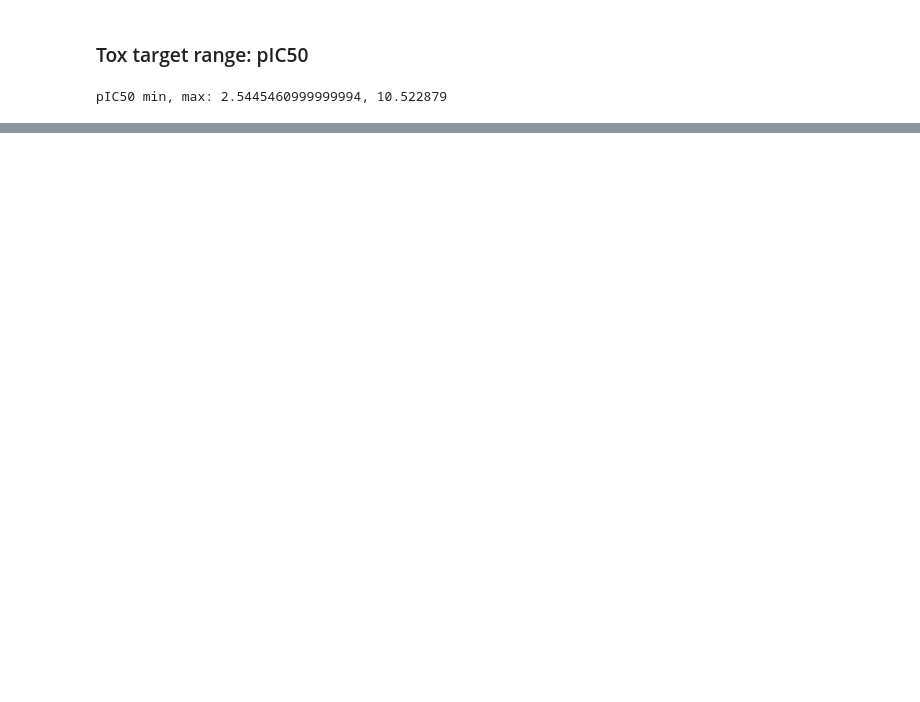
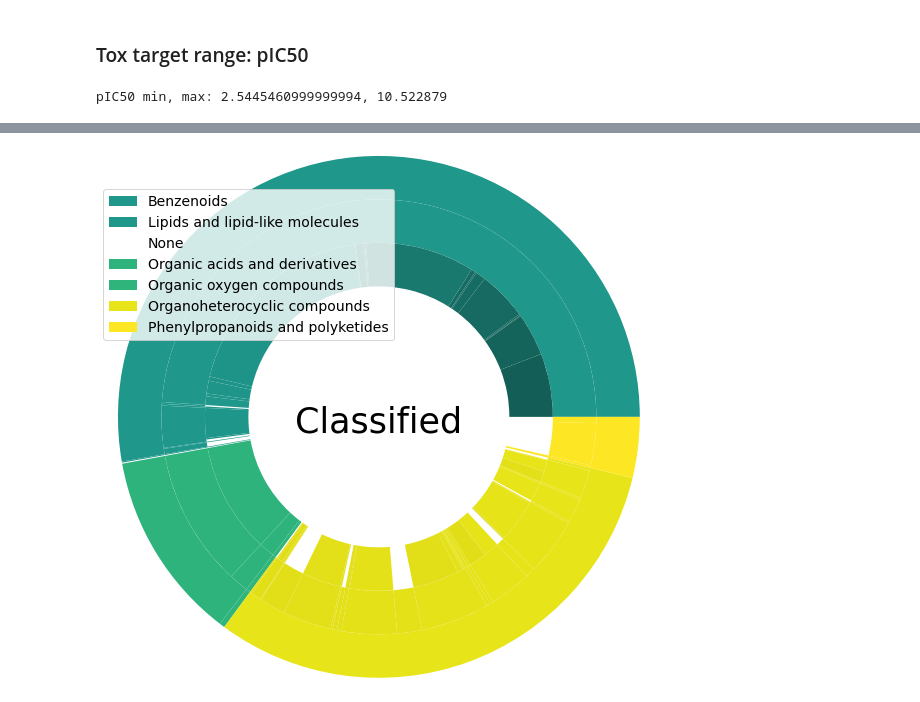
Before and after one commit to Zymergen-DIRECT-2021/cytoxnet, a Jupyter notebook: working/data_metrics.ipynb, the cells around one changed output, grey strips where cells are left out. Saved outputs shown, nothing was run; the diff lists cells and outputs as text; code cells hidden in the pictures; blank space fills up the shorter version.

```diff
--- a/working/data_metrics.ipynb
+++ b/working/data_metrics.ipynb
@@ -38,0 +76,2 @@ altairair.Chart(y_dataframe).mark_bar().encode(
+# %%
+dataframe['max_abs_partial_charge'] = dataframe['mol'].apply(lambda mol: rdkit.Chem.Descriptors.MaxAbsPartialCharge(mol))
@@ -38,0 +96,2 @@ altairair.Chart(y_dataframe).mark_bar().encode(
+# %%
+dataframe, queries_classified = cp.dataframe_query_and_update(dataframe, 'smiles')
@@ -38,0 +116,4 @@ altairair.Chart(y_dataframe).mark_bar().encode(
+# %%
+dataframe = cp.expand_ClassyFied_df(dataframe)
+# %%
+cdf = dataframe[['cf_superclass', 'cf_class', 'cf_subclass', 'smiles']].fillna('None')
@@ -38,0 +205,26 @@ altairair.Chart(y_dataframe).mark_bar().encode(
+# %%
+fig, ax = plt.subplots()
+
+size = .5
+
+
+for cs, n in [(cst, names_t), (csm, names_m), (csb, names_b)]:
+    mask = n == 'None'
+    cs[mask] = np.zeros(np.shape(cs[mask]))
+
+patches, texts = ax.pie(counts_t, radius=3, colors=cst,
+       wedgeprops=dict(width=size, edgecolor=(0,0,0,0)))
+plt.legend(patches, names_t, loc='center left', bbox_to_anchor=(-0.8, 1.2),
+           fontsize=14)
+
+ax.pie(counts_m, radius=3-size, colors=csm,
+       wedgeprops=dict(width=size, edgecolor=(0,0,0,0)))
+
+ax.pie(counts_b, radius=3-2*size, colors=csb,
+       wedgeprops=dict(width=size, edgecolor=(0,0,0,0)))
+
+ax.set(aspect="equal")
+plt.title('Classified', loc='center', fontdict={'size':35}, y=.4)
+plt.show()
+# %% [output]
+[figure, added]
```
Also changed, not shown: parts of 21 cells of this notebook, 2 other files.
